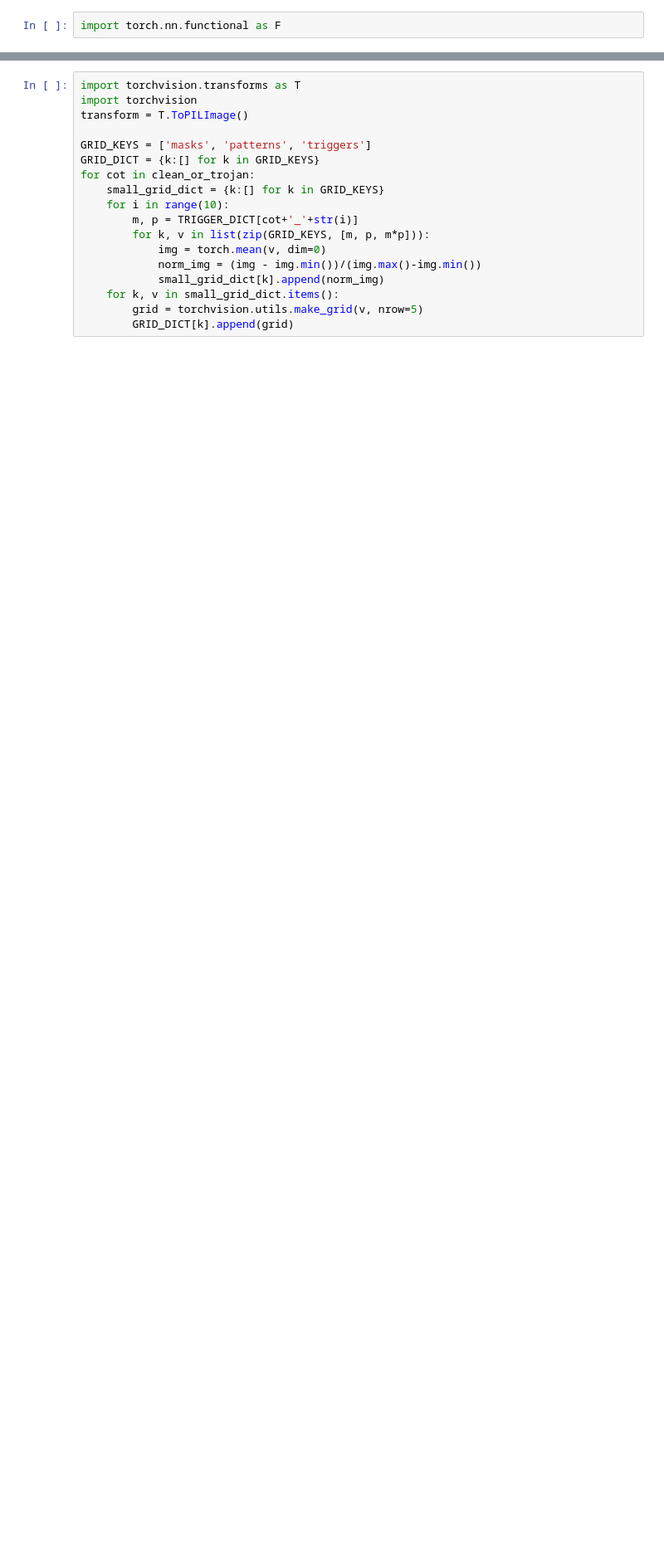
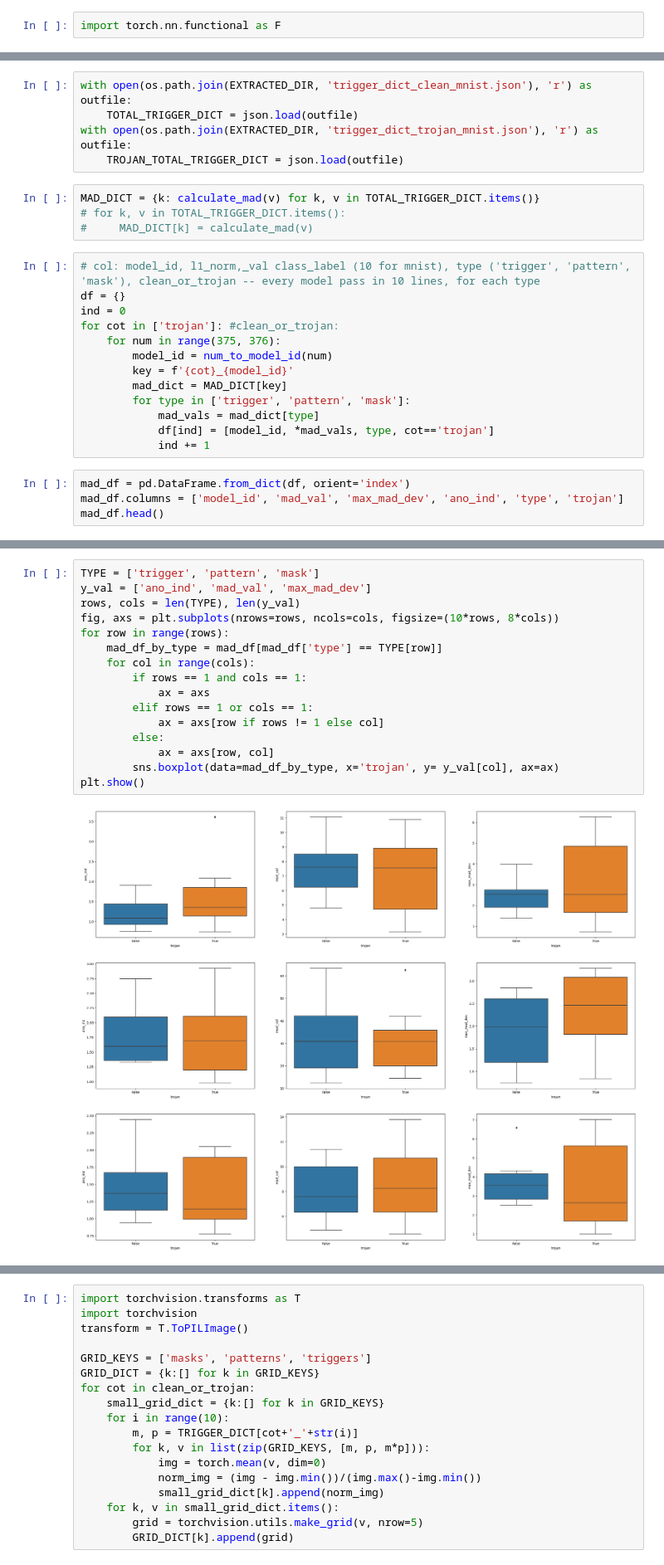
Before and after one commit to jsong2333333/tdc-starter-kit, a Jupyter notebook: detection/trigger_inversion.ipynb, the cells around one changed output, grey strips where cells are left out. Shown at 83% size. Cells and saved outputs as stored; diff of their text form; blank space fills up the shorter version.

```diff
--- a/detection/trigger_inversion.ipynb
+++ b/detection/trigger_inversion.ipynb
@@ -120,0 +274,26 @@ with open(os.path.join(EXTRACTED_DIR, 'trigger_dict.json'), 'w') as outfile:
+# %%
+with open(os.path.join(EXTRACTED_DIR, 'trigger_dict_clean_mnist.json'), 'r') as outfile:
+    TOTAL_TRIGGER_DICT = json.load(outfile)
+with open(os.path.join(EXTRACTED_DIR, 'trigger_dict_trojan_mnist.json'), 'r') as outfile:
+    TROJAN_TOTAL_TRIGGER_DICT = json.load(outfile)
+# %%
+MAD_DICT = {k: calculate_mad(v) for k, v in TOTAL_TRIGGER_DICT.items()}
+# for k, v in TOTAL_TRIGGER_DICT.items():
+#     MAD_DICT[k] = calculate_mad(v)
+# %%
+# col: model_id, l1_norm,_val class_label (10 for mnist), type ('trigger', 'pattern', 'mask'), clean_or_trojan -- every model pass in 10 lines, for each type
+df = {}
+ind = 0
+for cot in ['trojan']: #clean_or_trojan:
+    for num in range(375, 376):
+        model_id = num_to_model_id(num)
+        key = f'{cot}_{model_id}'
+        mad_dict = MAD_DICT[key]
+        for type in ['trigger', 'pattern', 'mask']:
+            mad_vals = mad_dict[type]
+            df[ind] = [model_id, *mad_vals, type, cot=='trojan']
+            ind += 1
+# %%
+mad_df = pd.DataFrame.from_dict(df, orient='index')
+mad_df.columns = ['model_id', 'mad_val', 'max_mad_dev', 'ano_ind', 'type', 'trojan']
+mad_df.head()
@@ -120,0 +313,18 @@ with open(os.path.join(EXTRACTED_DIR, 'trigger_dict.json'), 'w') as outfile:
+# %%
+TYPE = ['trigger', 'pattern', 'mask']
+y_val = ['ano_ind', 'mad_val', 'max_mad_dev']
+rows, cols = len(TYPE), len(y_val)
+fig, axs = plt.subplots(nrows=rows, ncols=cols, figsize=(10*rows, 8*cols))
+for row in range(rows):
+    mad_df_by_type = mad_df[mad_df['type'] == TYPE[row]]
+    for col in range(cols):
+        if rows == 1 and cols == 1:
+            ax = axs
+        elif rows == 1 or cols == 1:
+            ax = axs[row if rows != 1 else col]
+        else:
+            ax = axs[row, col]
+        sns.boxplot(data=mad_df_by_type, x='trojan', y= y_val[col], ax=ax)
+plt.show()
+# %% [output]
+[figure, added]
```
Also changed, not shown: parts of 35 cells of this notebook, 1 other file.
